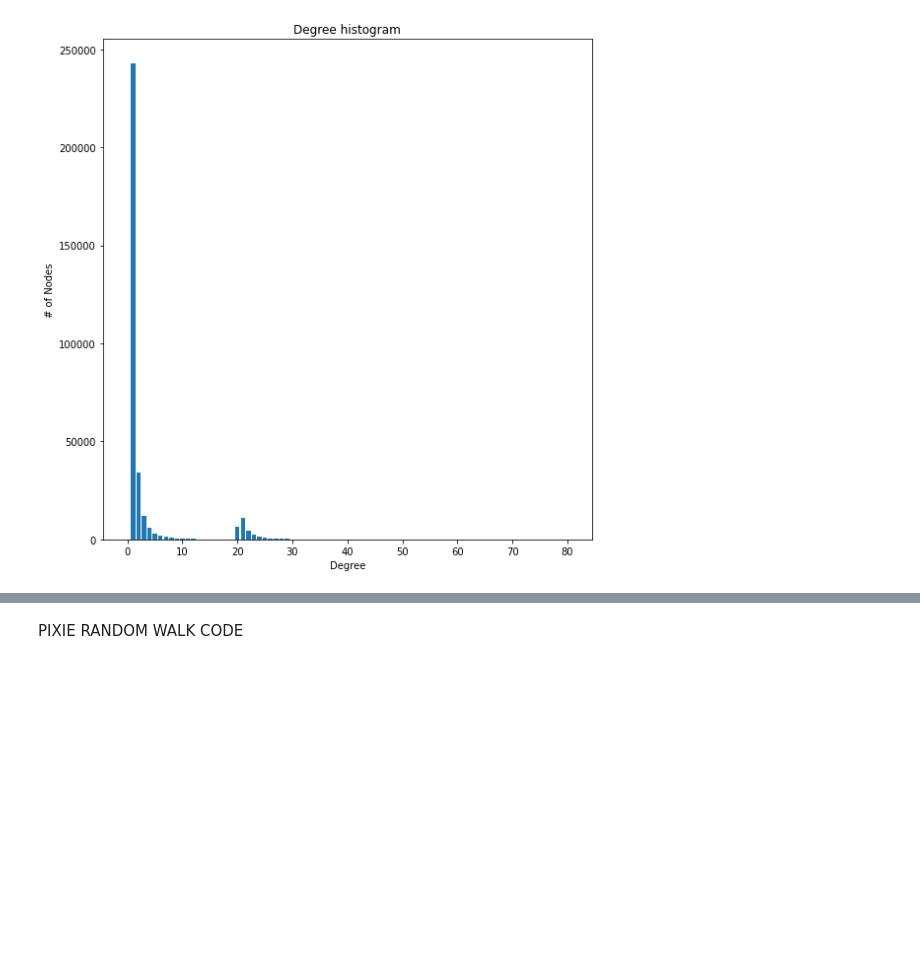
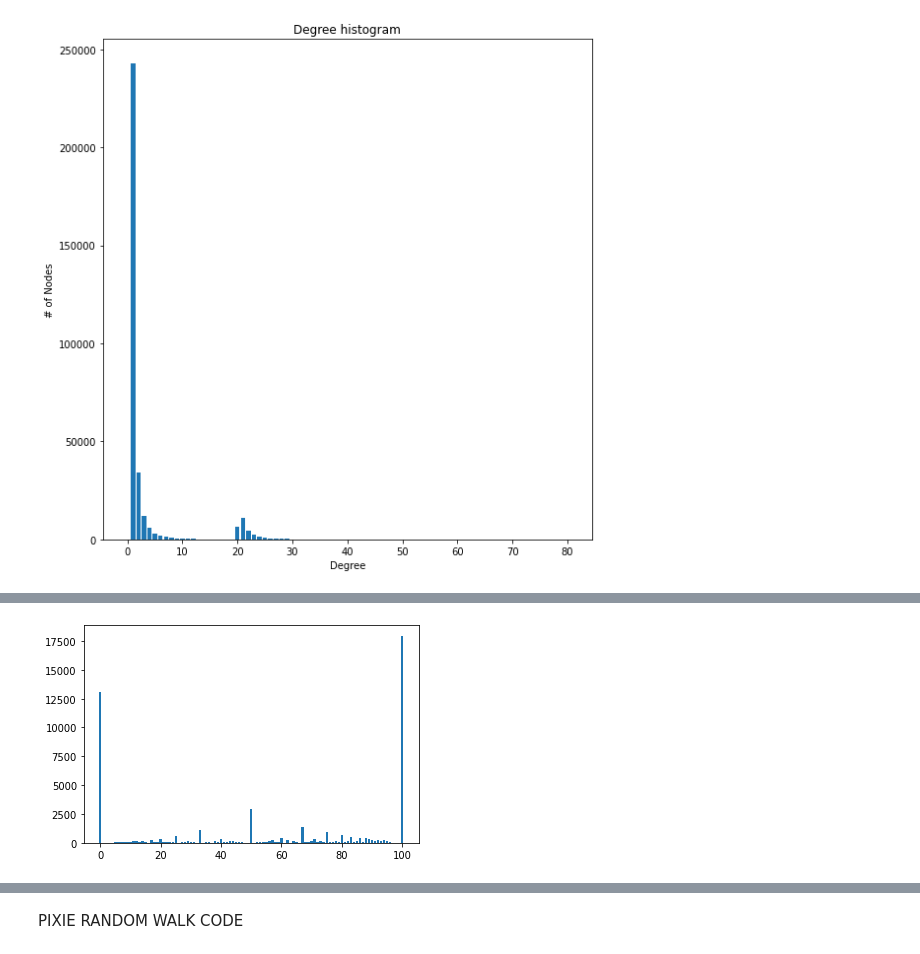
Before and after one commit to hemanthkumar17/Graph-based-Recommender-System, a Jupyter notebook: Recommender_System.ipynb, the cells around one changed output, grey strips where cells are left out. Drawn from its saved outputs; the diff is of its cells as text; code cells hidden in the pictures; blank space fills up the shorter version.

```diff
--- a/Recommender_System.ipynb
+++ b/Recommender_System.ipynb
@@ -121,15 +106,16 @@ plt.show()
 # %%
 similar_neighbors={}
 for n in G.nodes():
-  node_genre=G.node[n]['genre']
+  node_genre=G.nodes[n]['category']
   count=0
   same=0
   for i in G.neighbors(n):
     count+=1
-    if node_genre==G.node[i]['genre'] :
+    if node_genre==G.nodes[i]['category'] :
       same+=1
 
   percent=same/count
+  percent=round(percent*100)
   if percent in similar_neighbors:
     similar_neighbors[percent]=similar_neighbors[percent]+1
   else:
@@ -137,8 +123,10 @@ for n in G.nodes():
 # %%
 nodes=list(similar_neighbors.keys())
 percentage=list(similar_neighbors.values())
-plt.bar(nodes, tick_label=percentage)
+plt.bar(nodes,percentage)
 plt.show()
+# %% [output]
+[figure, added]
 # %%
 same_uploader={}
 for n in G.nodes():
```
Also changed, not shown: parts of 23 cells of this notebook.
